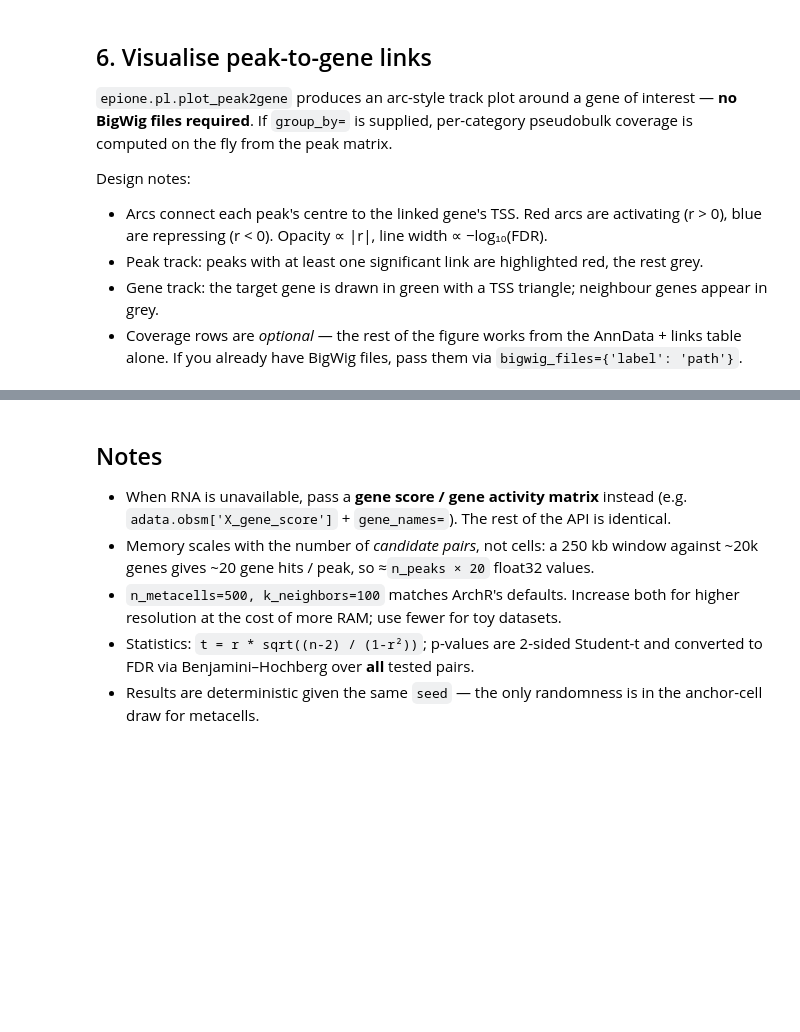
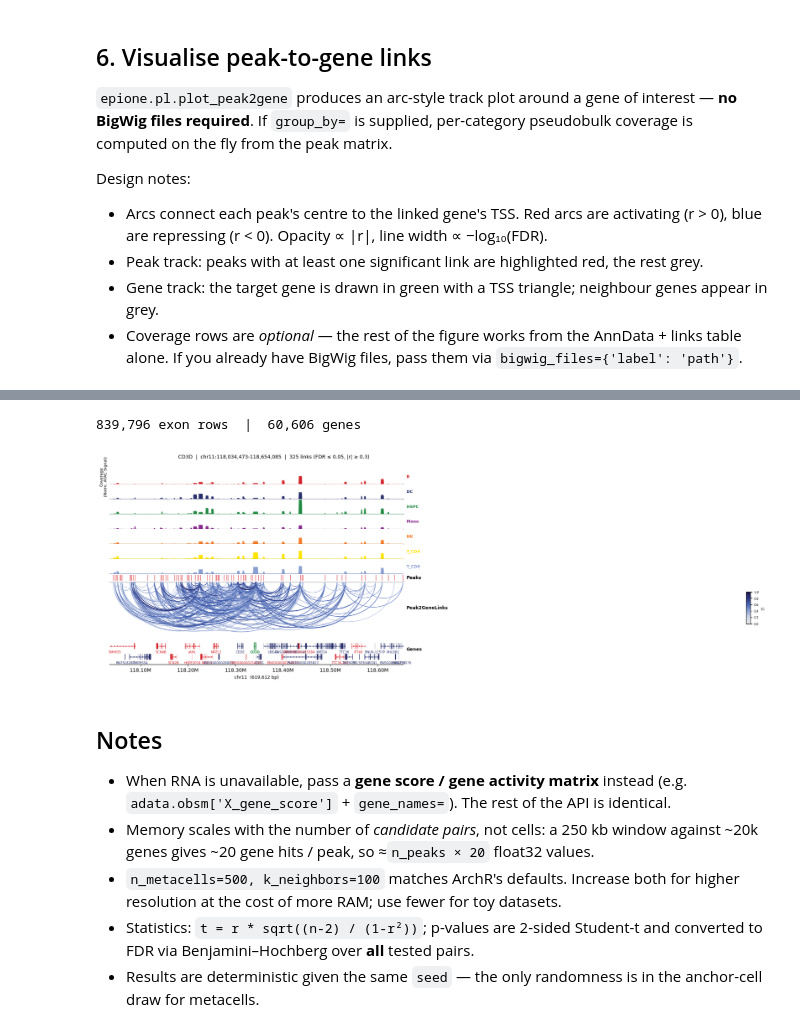
Before and after one commit to aristoteleo/epione, a Jupyter notebook: epione_guide/tutorials/single/t_peak_to_gene.ipynb, the cells around one changed output, grey strips where cells are left out. Saved outputs shown, nothing was run; the diff lists cells and outputs as text; code cells hidden in the pictures; blank space fills up the shorter version.

```diff
--- a/epione_guide/tutorials/single/t_peak_to_gene.ipynb
+++ b/epione_guide/tutorials/single/t_peak_to_gene.ipynb
@@ -264,3 +270,29 @@ for gene in ['CD3D', 'MS4A1', 'LYZ', 'GNLY']:
+# %%
+# Build exon-level annotation from the same GENCODE GFF3
+ex = pr.read_gff3(str(gtf_path)).df
+ex = ex[ex['Feature'] == 'exon']
+exon_ann = pd.DataFrame({
+    'gene_name': ex.get('gene_name', ex.get('gene_id')).astype(str).values,
+    'chrom':     ex['Chromosome'].astype(str).values,
+    'start':     ex['Start'].astype(int).values,
+    'end':       ex['End'].astype(int).values,
+    'strand':    ex.get('Strand', '+').astype(str).values,
+})
+print(f'{len(exon_ann):,} exon rows  |  {exon_ann.gene_name.nunique():,} genes')
+
+from IPython.display import display
+fig, _ = ep.pl.plot_peak2gene(
+    atac, gene='CD3D',
+    group_by='lineage',
+    gene_annotation=gene_ann,
+    exon_annotation=exon_ann,
+    fdr_thresh=0.05, min_abs_r=0.3,
+    pad_bp=80_000, figsize=(10, 6), show=False,
+)
+plt.tight_layout(); display(fig); plt.close(fig)
+# %% [output]
+839,796 exon rows  |  60,606 genes
+[figure, added]
 # %% [markdown]
 ## Notes
 
```
Also changed, not shown: parts of 3 cells of this notebook.
